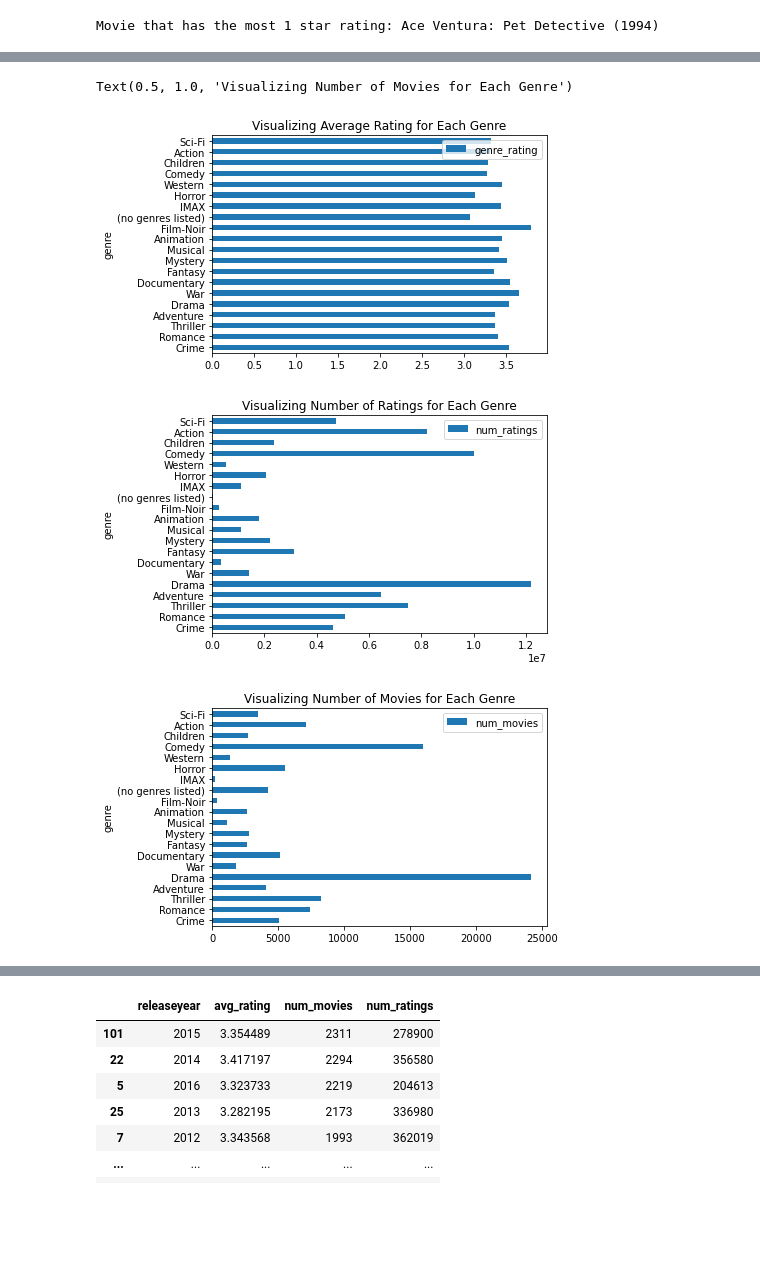
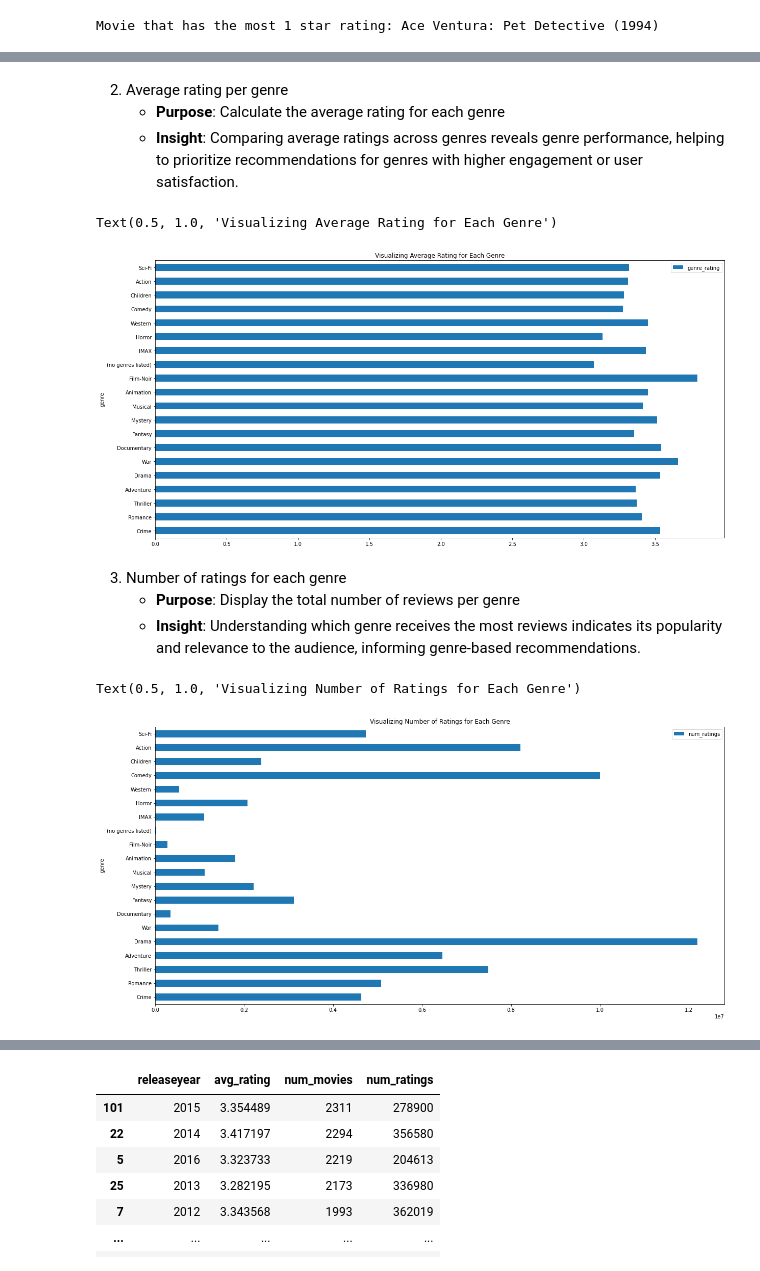
Before and after one commit to PatrickEspino/MovieRecommender, a Jupyter notebook: MovieRecommender.ipynb, the cells around one changed output, grey strips where cells are left out. Saved outputs shown, nothing was run; the diff lists cells and outputs as text; code cells hidden in the pictures; blank space fills up the shorter version.

```diff
--- a/MovieRecommender.ipynb
+++ b/MovieRecommender.ipynb
@@ -282,14 +446,22 @@ plt.show()
+# %% [markdown]
+2. Average rating per genre
+    * **Purpose**: Calculate the average rating for each genre
+    * **Insight**: Comparing average ratings across genres reveals genre performance, helping to prioritize recommendations for genres with higher engagement or user satisfaction.
 # %%
 avg_genre_rating = (movielens.select('movieId', 'userId', 'genres', 'rating').withColumn('genres_array', f.split('genres', '\|')).withColumn('genre', f.explode('genres_array')).groupBy('genre').agg(f.mean(f.col('rating')).alias('genre_rating'),f.countDistinct('movieId').alias('num_movies'),f.countDistinct('movieId','userId').alias('num_ratings'))).toPandas()
+# %%
+avg_genre_rating.plot.barh('genre', 'genre_rating', figsize=(20,10))
+plt.title('Visualizing Average Rating for Each Genre')
+# %% [output]
+Text(0.5, 1.0, 'Visualizing Average Rating for Each Genre')
+[figure, added]
+# %% [markdown]
+3. Number of ratings for each genre
+    * **Purpose**: Display the total number of reviews per genre
+    * **Insight**: Understanding which genre receives the most reviews indicates its popularity and relevance to the audience, informing genre-based recommendations.
 # %%
-avg_genre_rating.plot.barh('genre', 'genre_rating')
-plt.title('Visualizing Average Rating for Each Genre')
-avg_genre_rating.plot.barh('genre', 'num_ratings')
+avg_genre_rating.plot.barh('genre', 'num_ratings', figsize=(20,10))
 plt.title('Visualizing Number of Ratings for Each Genre')
-avg_genre_rating.plot.barh('genre', 'num_movies')
-plt.title('Visualizing Number of Movies for Each Genre')
 # %% [output]
-Text(0.5, 1.0, 'Visualizing Number of Movies for Each Genre')
+Text(0.5, 1.0, 'Visualizing Number of Ratings for Each Genre')
-[figure, old version]
+[figure, new version]
-[figure, removed]
-[figure, removed]
```
Also changed, not shown: parts of 50 cells of this notebook.
